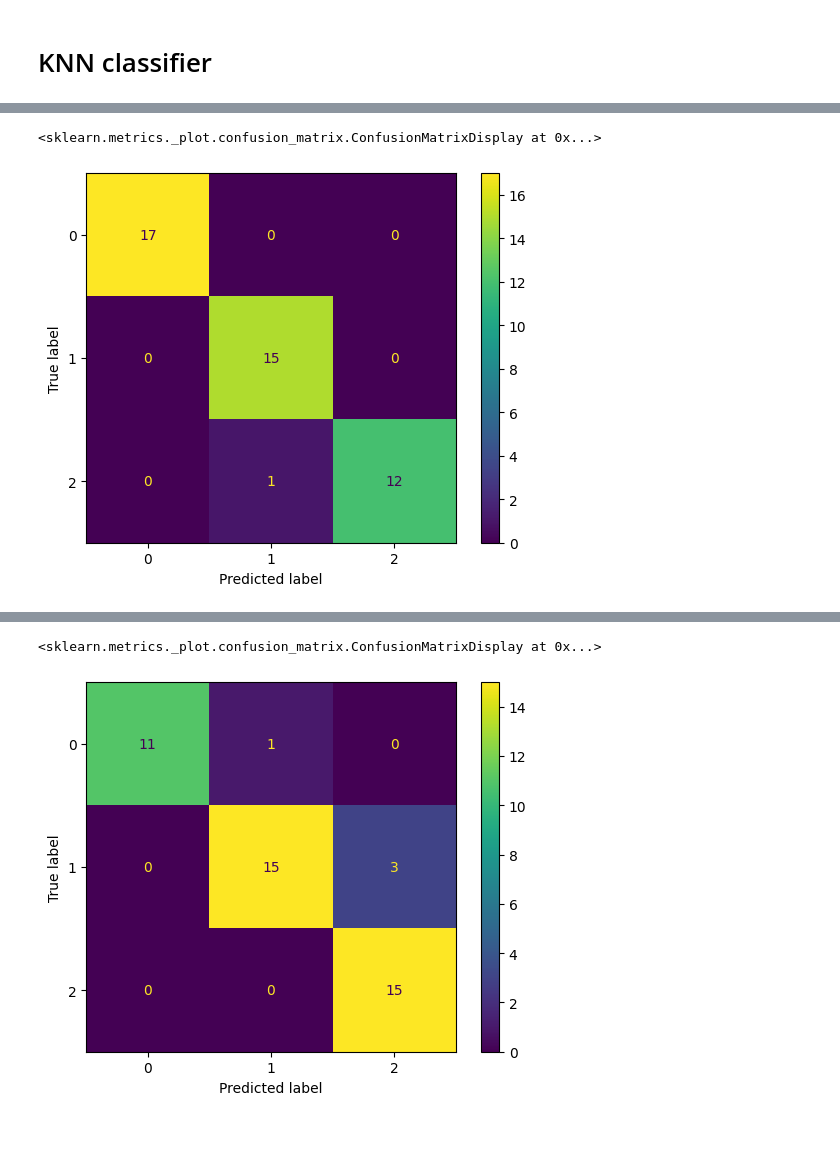
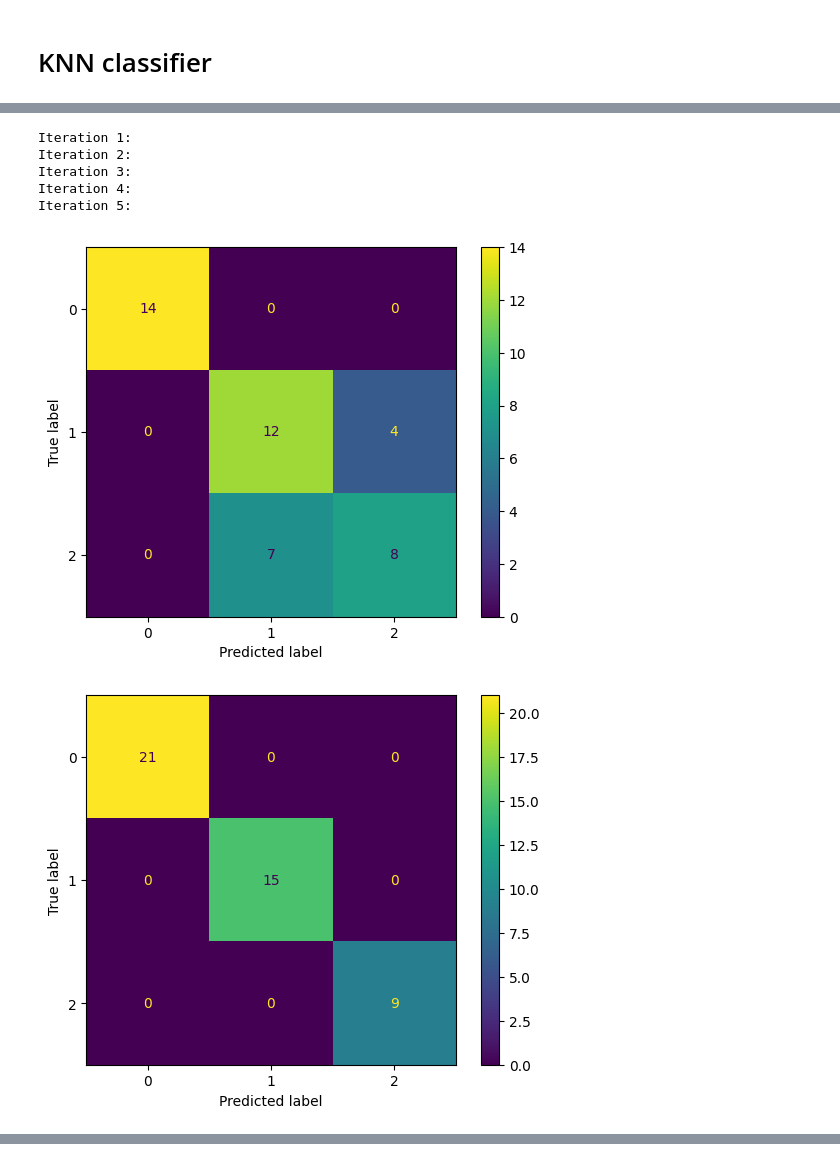
Before and after one commit to basartimucin/MPA-MLF, a Jupyter notebook: Week2_Lab_04_PCA.ipynb, the cells around one changed output, grey strips where cells are left out. Cells and saved outputs as stored; diff of their text form; code cells hidden in the pictures; blank space fills up the shorter version.

```diff
--- a/Week2_Lab_04_PCA.ipynb
+++ b/Week2_Lab_04_PCA.ipynb
@@ -147,10 +147,36 @@ ConfusionMatrixDisplay.from_predictions(y_test,Ypred)
 # %%
-X_train, X_test, y_train, y_test = train_test_split(Xpca,y,test_size=0.3)
-knn1=KNeighborsClassifier(n_neighbors = 3)
-knn1.fit(X_train,y_train)
-Ypred=knn1.predict(X_test)
-confusion_matrix(y_test,Ypred)
-ConfusionMatrixDisplay.from_predictions(y_test,Ypred)
+conf_matrices = []
+
+# Define feature subsets for each iteration
+feature_subsets = [
+    Xpp[:, :2],
+    Xpp,
+    Xpca,
+    Xpca[:, :2],
+    Xpca[:, 1:],
+]
+
+
+for i, X_subset in enumerate(feature_subsets):
+
+    X_train, X_test, y_train, y_test = train_test_split(X_subset, y, test_size=0.3)
+    knn1 = KNeighborsClassifier(n_neighbors=3)
+    knn1.fit(X_train, y_train)
+    Ypred = knn1.predict(X_test)
+
+    cm = confusion_matrix(y_test, Ypred)
+    conf_matrices.append(cm)
+
+# Displaying confusion matrices
+for i, cm in enumerate(conf_matrices):
+    print(f"Iteration {i+1}:")
+    disp = ConfusionMatrixDisplay(confusion_matrix=cm, display_labels=knn1.classes_)
+    disp.plot()
 # %% [output]
-<sklearn.metrics._plot.confusion_matrix.ConfusionMatrixDisplay at 0x...>
+Iteration 1:
+Iteration 2:
+Iteration 3:
+Iteration 4:
+Iteration 5:
-[figure, old version]
+[figure, new version]
+[figure, added]
@@ -157,10 +185,0 @@ ConfusionMatrixDisplay.from_predictions(y_test,Ypred)
-# %%
-X_train, X_test, y_train, y_test = train_test_split(Xpca[:,0:4],y,test_size=0.3)
-knn1=KNeighborsClassifier(n_neighbors = 3)
-knn1.fit(X_train,y_train)
-Ypred=knn1.predict(X_test)
-confusion_matrix(y_test,Ypred)
-ConfusionMatrixDisplay.from_predictions(y_test,Ypred)
-# %% [output]
-<sklearn.metrics._plot.confusion_matrix.ConfusionMatrixDisplay at 0x...>
-[figure, removed]
```
Also changed, not shown: parts of 5 cells of this notebook.
